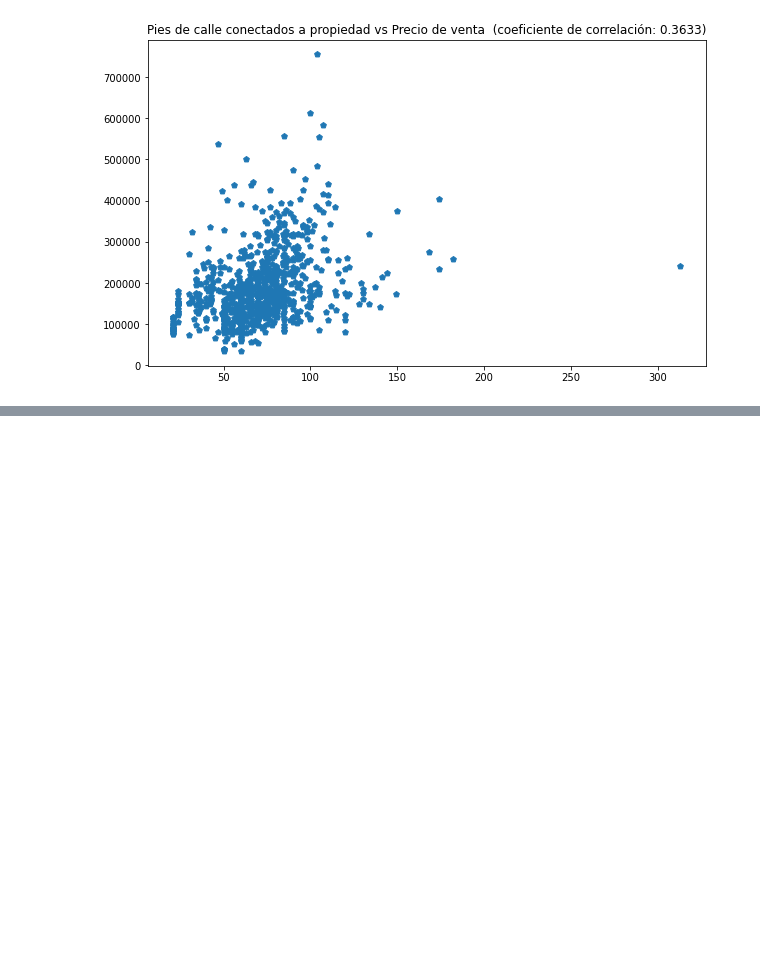
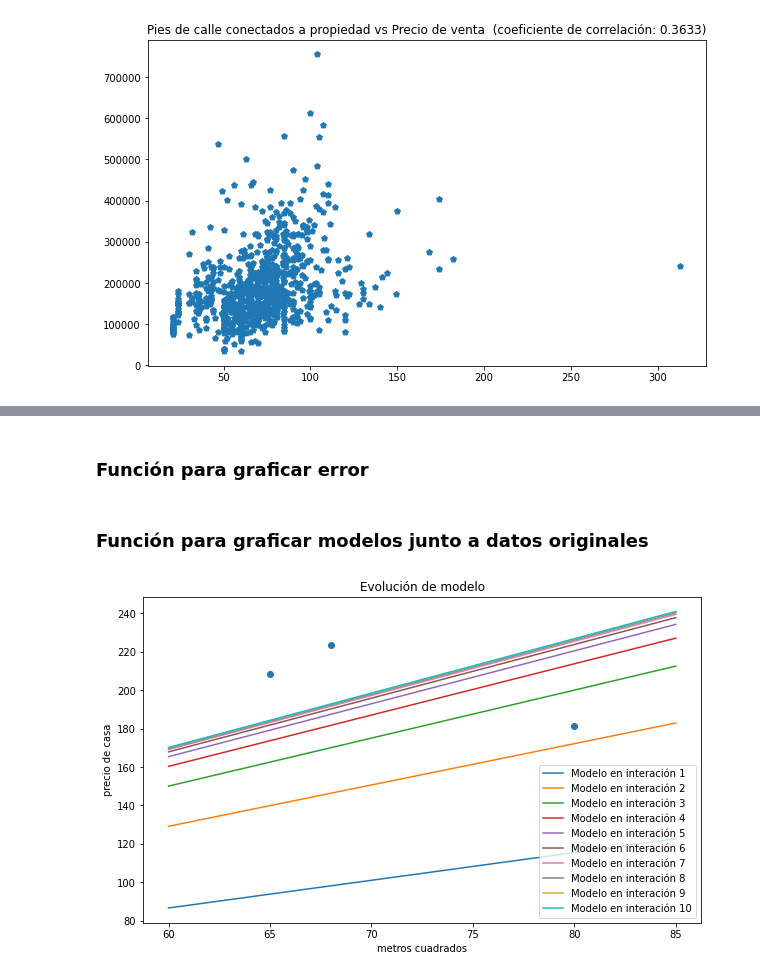
Before and after one commit to DanyDiaz/python-ciencia-de-datos, a Jupyter notebook: Proyecto Final/Proyecto_Final_DanyDiaz.ipynb, the cells around one changed output, grey strips where cells are left out. Drawn from its saved outputs; the diff is of its cells as text; code cells hidden in the pictures; blank space fills up the shorter version.

Commit message:
feat: Agregar funciones para modelo de regresión lineal, graficar error, graficar modelo.

```diff
--- a/Proyecto Final/Proyecto_Final_DanyDiaz.ipynb
+++ b/Proyecto Final/Proyecto_Final_DanyDiaz.ipynb
@@ -155,0 +187,2 @@ for iVar in range(1, len(nombresVariables)):
+# %% [markdown]
+### Función para graficar error
@@ -155,0 +200,32 @@ for iVar in range(1, len(nombresVariables)):
+# %% [markdown]
+### Función para graficar modelos junto a datos originales
+# %%
+def graficarModelos(eModelo, n = 1, x = None, y = None, xLabel = '', yLabel = ''):
+    # Inicializar figura y axe
+    fig = plt.figure(figsize=(10,6))
+    ax = fig.add_subplot(1,1,1)
+    ax.set_title("Evolución de modelo")
+    ax.set_xlabel(xLabel)
+    ax.set_ylabel(yLabel)
+    # Inicializar parámetros para gráfica
+    minimoX = -5
+    maximoX = 100
+    # Si hay vectores x y "y", graficar puntos
+    if x is not None and y is not None:
+        ax.scatter(x, y)
+        minimoX = np.nanmin(x) - 5
+        maximoX = np.nanmax(x) + 5
+
+    vX = np.linspace(minimoX, maximoX, 100)
+    for i in range(0, eModelo.shape[0] - n + 1, n):
+        vY = vX * eModelo[i+n-1,0] + eModelo[i+n-1,1]
+        ax.plot(vX,vY, label='Modelo en interación ' + str(i+n))
+        ax.legend()
+
+    plt.show()
+# %%
+#eModelo, vError = entrenarModeloRegresionLineal([65,80,68], [208.5, 181.5, 223.5], 10, 2, 0.0001)
+#graficarError(vError)
+graficarModelos(eModelo, 1, [65,80,68], [208.5, 181.5, 223.5], 'metros cuadrados', 'precio de casa')
+# %% [output]
+[figure, added]
```
Also changed, not shown: parts of 3 cells of this notebook.
